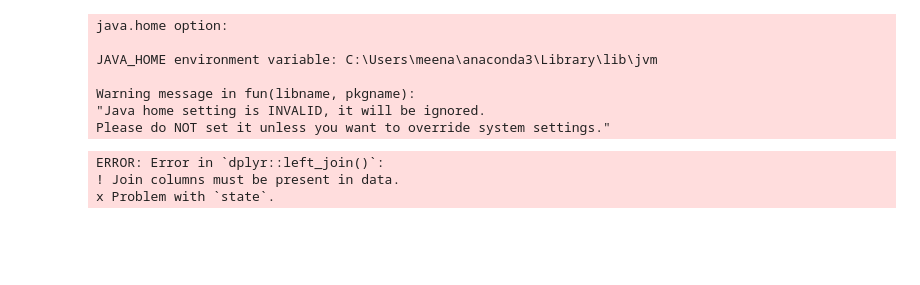
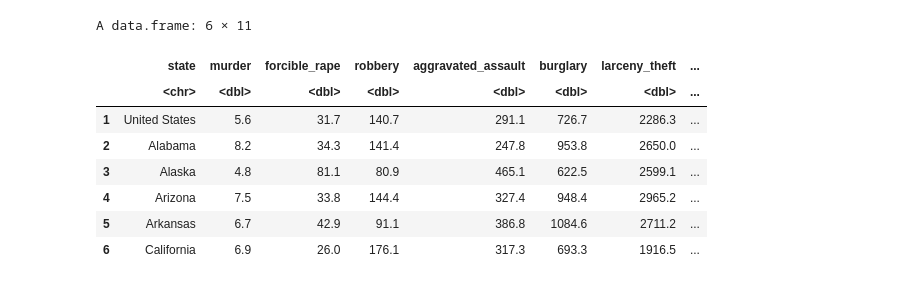
Before and after one commit to MeenaGummadi/DSC640_DataPresentation-Visualization, a Jupyter notebook: Week7&8/4.2_Excercises_R.ipynb, the cells around one changed output. Cells and saved outputs as stored; diff of their text form; code cells hidden in the pictures; blank space fills up the shorter version.

```diff
--- a/Week7&8/4.2_Excercises_R.ipynb
+++ b/Week7&8/4.2_Excercises_R.ipynb
@@ -3,57 +18,30 @@ library('magrittr')
 # %%
-dirdata <- 'ex4-2/'
-file1 <- 'crimerates-by-state-2005.csv'
-file2 <- 'life-expectancy.csv'
-file3 <- 'states_detail.xlsx'
-
-
-# Load crime rate data
-# Creating additional variable state_cont to convert the unique state variable from categorical to continuous
-crimerate <- read.csv2(paste(dirdata,file1,sep=''), header=TRUE, sep=',', fill=TRUE, stringsAsFactors=FALSE) %>%
+crimerate <- read.csv2(paste('crimerates-by-state-2005.csv',sep=''), header=TRUE, sep=',', fill=TRUE, stringsAsFactors=FALSE) %>%
   dplyr::mutate(murder = as.numeric(murder),
                 forcible_rape = as.numeric(forcible_rape),
                 robbery = as.numeric(robbery),
                 aggravated_assault = as.numeric(aggravated_assault),
                 burglary = as.numeric(burglary),
                 larceny_theft = as.numeric(larceny_theft),
                 motor_vehicle_theft = as.numeric(motor_vehicle_theft),
                 population = as.integer(population),
                 total_crime = murder+
                   forcible_rape+
                   robbery+
                   aggravated_assault+
                   burglary+
                   larceny_theft+
                   motor_vehicle_theft,
                 state_cont = rank(state, ties.method = 'first'))
 
-# For the additional data, I used US State to region mapping
-# I marked the mid west states and rest of USA in the region column in the states_detail.xlsx file
-# The file is uploaded in the same github repository
-state_detail <- xlsx::read.xlsx2(paste(dirdata,file3,sep=''),sheetIndex = 1, stringsAsFactors = FALSE)
-
-# Remove USA as a state and add region
-crimerate_states <- crimerate %>%
-  dplyr::left_join(state_detail, by='state') %>%
-  dplyr::filter(state !='United States') %>%
-  dplyr::mutate(midwest = as.integer(midwest))
-
-# Replace NA
-crimerate_states[is.na(crimerate_states)] <- 0
-
-# Load life expectancy data
-lifeexp <- read.csv2(paste(dirdata,file2,sep=''), header=TRUE, sep=',', fill=TRUE, stringsAsFactors=FALSE)
-
-head(crimerate_states)
-head(lifeexp)
+head(crimerate)
 # %% [output]
-java.home option:
-
-JAVA_HOME environment variable: C:\Users\meena\anaconda3\Library\lib\jvm
-
-Warning message in fun(libname, pkgname):
-"Java home setting is INVALID, it will be ignored.
-Please do NOT set it unless you want to override system settings."
+A data.frame: 6 × 11
-ERROR: Error in `dplyr::left_join()`:
-! Join columns must be present in data.
-x Problem with `state`.
+|  | state | murder | forcible_rape | robbery | aggravated_assault | burglary | larceny_theft | ... |
+|  | <chr> | <dbl> | <dbl> | <dbl> | <dbl> | <dbl> | <dbl> | ... |
+| 1 | United States | 5.6 | 31.7 | 140.7 | 291.1 | 726.7 | 2286.3 | ... |
+| 2 | Alabama | 8.2 | 34.3 | 141.4 | 247.8 | 953.8 | 2650.0 | ... |
+| 3 | Alaska | 4.8 | 81.1 | 80.9 | 465.1 | 622.5 | 2599.1 | ... |
+| 4 | Arizona | 7.5 | 33.8 | 144.4 | 327.4 | 948.4 | 2965.2 | ... |
+| 5 | Arkansas | 6.7 | 42.9 | 91.1 | 386.8 | 1084.6 | 2711.2 | ... |
+| 6 | California | 6.9 | 26.0 | 176.1 | 317.3 | 693.3 | 1916.5 | ... |
```
Also changed, not shown: parts of 12 cells of this notebook, 10 other files.
